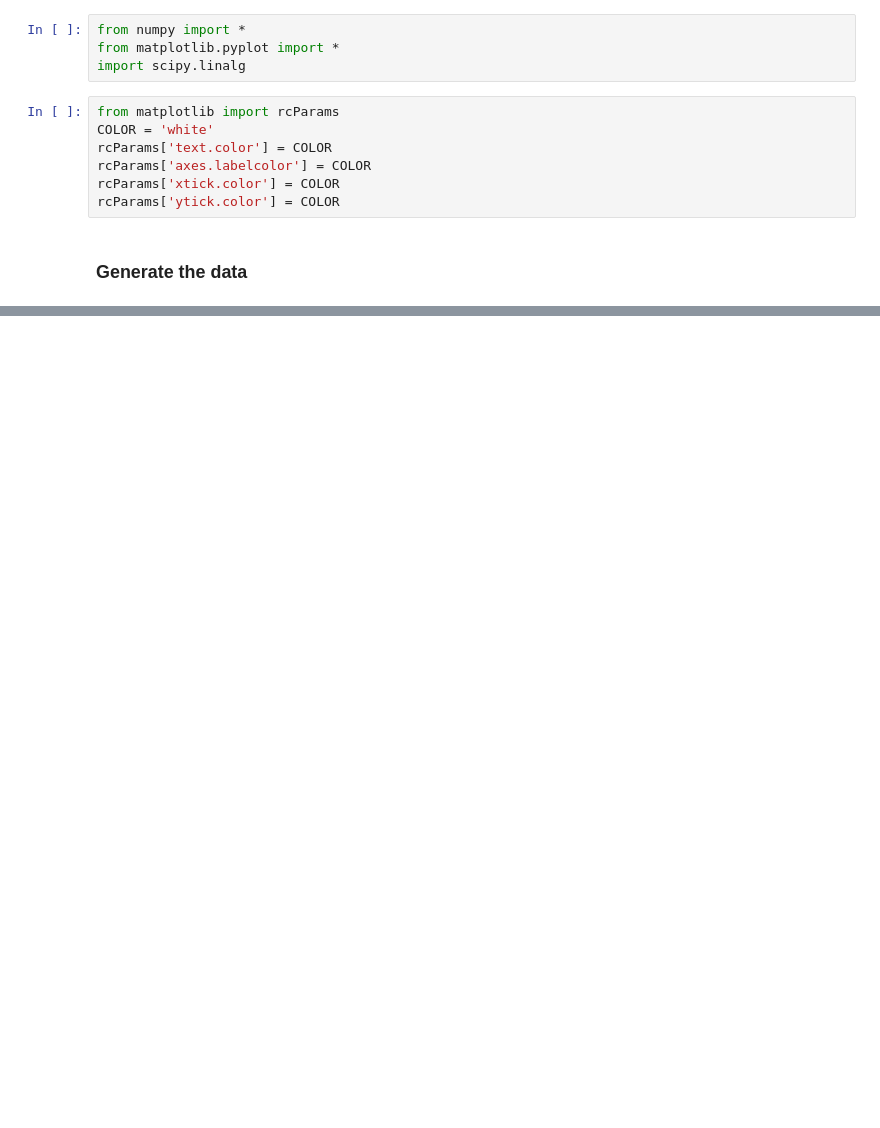
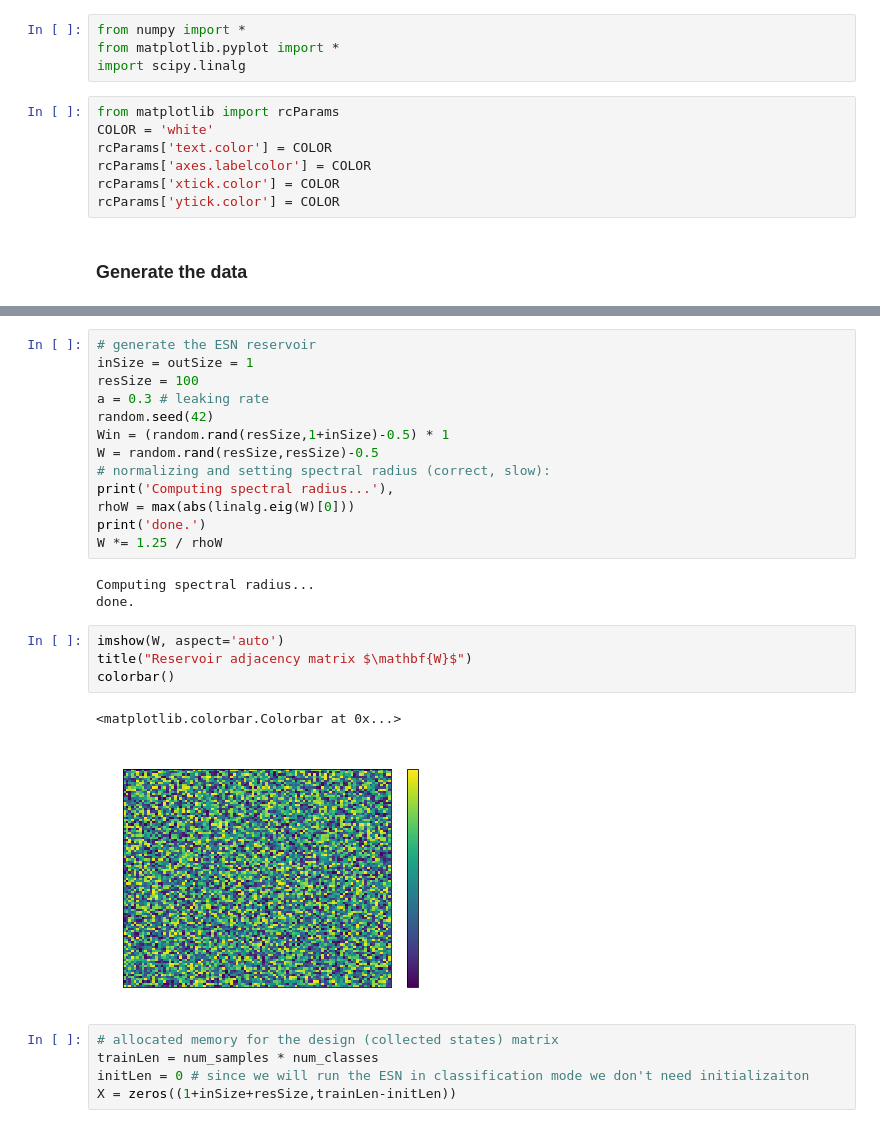
Before and after one commit to mizvol/miniESN, a Jupyter notebook: Synthetic.ipynb, the cells around one changed output, grey strips where cells are left out. Cells and saved outputs as stored; diff of their text form; blank space fills up the shorter version.

```diff
--- a/Synthetic.ipynb
+++ b/Synthetic.ipynb
@@ -29,0 +44,28 @@ imshow(data, aspect='auto')
+# %%
+# generate the ESN reservoir
+inSize = outSize = 1
+resSize = 100
+a = 0.3 # leaking rate
+random.seed(42)
+Win = (random.rand(resSize,1+inSize)-0.5) * 1
+W = random.rand(resSize,resSize)-0.5
+# normalizing and setting spectral radius (correct, slow):
+print('Computing spectral radius...'),
+rhoW = max(abs(linalg.eig(W)[0]))
+print('done.')
+W *= 1.25 / rhoW
+# %% [output]
+Computing spectral radius...
+done.
+# %%
+imshow(W, aspect='auto')
+title("Reservoir adjacency matrix $\mathbf{W}$")
+colorbar()
+# %% [output]
+<matplotlib.colorbar.Colorbar at 0x...>
+[figure, added]
+# %%
+# allocated memory for the design (collected states) matrix
+trainLen = num_samples * num_classes
+initLen = 0 # since we will run the ESN in classification mode we don't need initializaiton
+X = zeros((1+inSize+resSize,trainLen-initLen))
```
Also changed, not shown: parts of 9 cells of this notebook.
